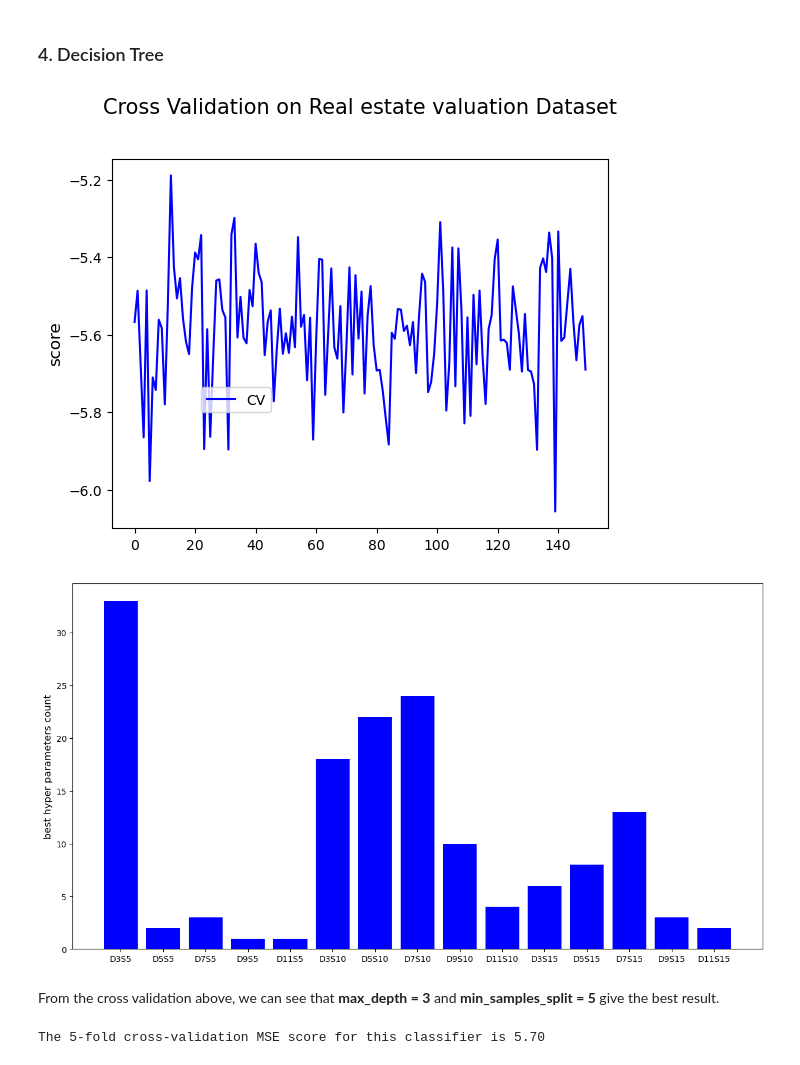
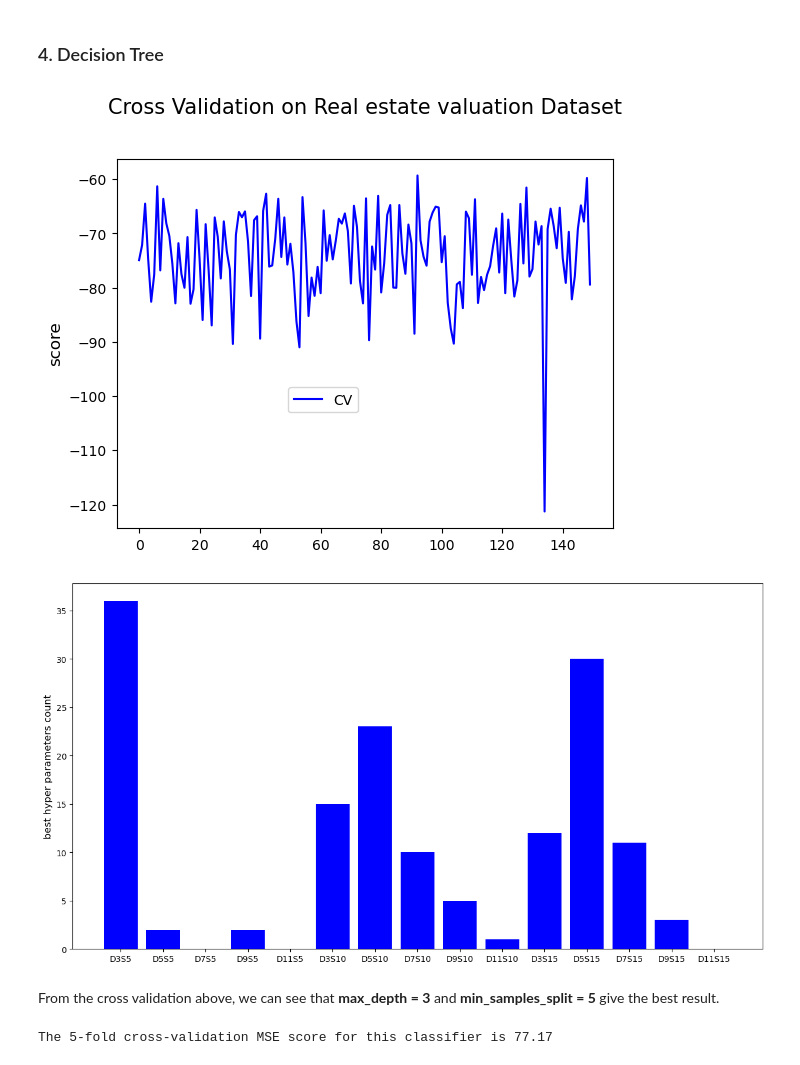
Before and after one commit to shawnhuyiwen/MLAssignment1, a Jupyter notebook: assignment1_real_estate_valuation_Regression.ipynb, the cells around one changed output. Saved outputs shown, nothing was run; the diff lists cells and outputs as text; code cells hidden in the pictures.

Commit message:
correct mean squared error

```diff
--- a/assignment1_real_estate_valuation_Regression.ipynb
+++ b/assignment1_real_estate_valuation_Regression.ipynb
@@ -125,7 +119,7 @@ for i in range(NUM_TRIALS):
 
     cv = KFold(n_splits=5, shuffle=True, random_state=i)
 
-    clf = GridSearchCV(estimator=svm, param_grid=p_grid, cv=cv, scoring='neg_mean_absolute_error')
+    clf = GridSearchCV(estimator=svm, param_grid=p_grid, cv=cv, scoring='neg_mean_squared_error')
     clf.fit(X,y)
     scores[i] = clf.best_score_
     params.append(clf.best_params_)
@@ -192,35 +186,35 @@ params = []
 for i in range(NUM_TRIALS):
 
     cv = KFold(n_splits=5, shuffle=True, random_state=i)
 
-    dtr = GridSearchCV(estimator=tree_dtr, param_grid=p_grid, cv=cv, scoring='neg_mean_absolute_error')
+    dtr = GridSearchCV(estimator=tree_dtr, param_grid=p_grid, cv=cv, scoring='neg_mean_squared_error')
     dtr.fit(X,y)
     scores[i] = dtr.best_score_
     params.append(dtr.best_params_)
     best_hyper_params_count = [[0 for i in range(5)] for j in range(3)]
 
 for i in params:
     best_hyper_params_count[int(i['min_samples_split']/5-1)][int((i['max_depth']-3)/2)] = params.count(i)
 
 # Plot scores on each trial for nested and non-nested CV
 plt.figure()
 (line,) = plt.plot(scores, color="b")
 plt.ylabel("score", fontsize="12")
 plt.legend(
     [line],
     ["CV"],
     bbox_to_anchor=(0, 0.4, 0.5, 0),
 )
 plt.title(
     "Cross Validation on Real estate valuation Dataset",
     x=0.5,
     y=1.1,
     fontsize="15",
 )
 
 plt.show()
 # %% [output]
-[figure, old version]
+[figure, new version]
 # %%
 plt.figure(figsize = (15,8))
 
@@ -238,19 +232,19 @@ plt.ylabel("best hyper parameters count", fontsize="12")
 
 plt.show()
 # %% [output]
-[figure, old version]
+[figure, new version]
-# %% [markdown]
-From the cross validation above, we can see that __max_depth = 3__ and __min_samples_split = 5__ give the best result.
+# %% [markdown]
+From the cross validation above, we can see that __max_depth = 3__ and __min_samples_split = 5__ give the best result.
 # %%
 tree_reg = DecisionTreeRegressor(max_depth = 3, min_samples_split = 5)
 
-cv_error_array = cross_val_score(tree_reg, features, target, scoring='neg_mean_absolute_error') * (-1)
+cv_error_array = cross_val_score(tree_reg, features, target, scoring='neg_mean_squared_error') * (-1)
 
 average = np.average(cv_error_array)
 
 print('The {}-fold cross-validation MSE score for this classifier is {:.2f}'.format(5, average))
 # %% [output]
-The 5-fold cross-validation MSE score for this classifier is 5.70
+The 5-fold cross-validation MSE score for this classifier is 77.17
 # %%
 print('10000 NTD per Ping converted into 10000 GBD per meter squared :{:.5f}'.format(curr_conversion(average)))
 # %% [output]
```
Also changed, not shown: parts of 18 cells of this notebook.
